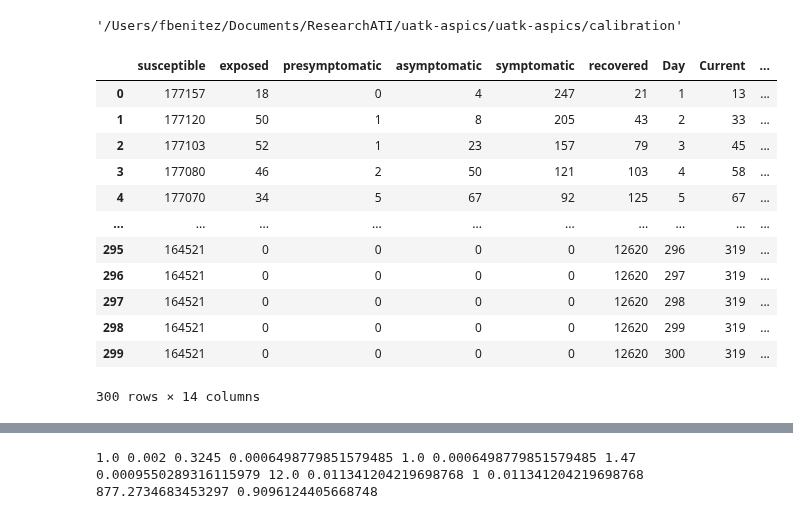
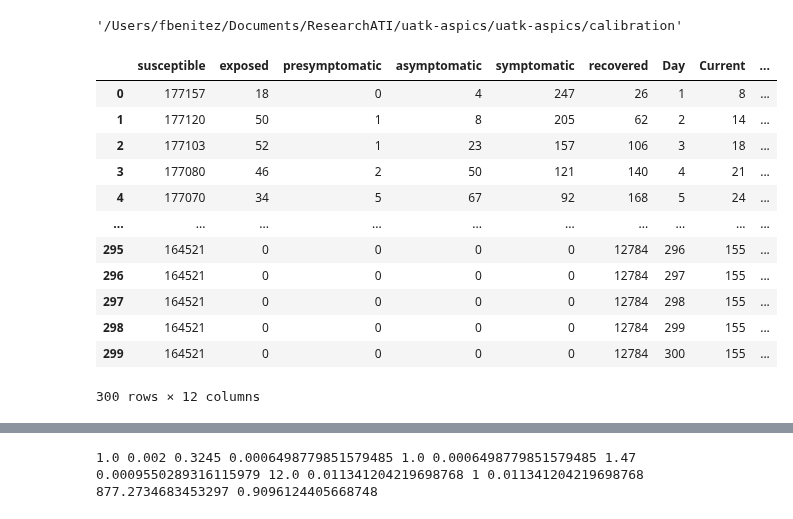
Before and after one commit to alan-turing-institute/uatk-aspics, a Jupyter notebook: calibration/abc_notebook.ipynb, the cells around one changed output, grey strips where cells are left out. Saved outputs shown, nothing was run; the diff lists cells and outputs as text; code cells hidden in the pictures.

Commit message:
Model run, and tested and implemented scenarios for BMI study

```diff
--- a/calibration/abc_notebook.ipynb
+++ b/calibration/abc_notebook.ipynb
@@ -66,19 +66,19 @@ os.getcwd()
 # %%
 os.chdir("../") #Now we need to update the main directory then we can use aspics as the way was created.
 # %%
-df = pd.read_csv("data/bmi_scenarios/current_1.csv")
+df = pd.read_csv("data/bmi_scenarios/Current.csv")
 df
 # %% [output]
 |  | susceptible | exposed | presymptomatic | asymptomatic | symptomatic | recovered | Day | Current | ... |
-| 0 | 177157 | 18 | 0 | 4 | 247 | 21 | 1 | 13 | ... |
-| 1 | 177120 | 50 | 1 | 8 | 205 | 43 | 2 | 33 | ... |
-| 2 | 177103 | 52 | 1 | 23 | 157 | 79 | 3 | 45 | ... |
-| 3 | 177080 | 46 | 2 | 50 | 121 | 103 | 4 | 58 | ... |
-| 4 | 177070 | 34 | 5 | 67 | 92 | 125 | 5 | 67 | ... |
+| 0 | 177157 | 18 | 0 | 4 | 247 | 26 | 1 | 8 | ... |
+| 1 | 177120 | 50 | 1 | 8 | 205 | 62 | 2 | 14 | ... |
+| 2 | 177103 | 52 | 1 | 23 | 157 | 106 | 3 | 18 | ... |
+| 3 | 177080 | 46 | 2 | 50 | 121 | 140 | 4 | 21 | ... |
+| 4 | 177070 | 34 | 5 | 67 | 92 | 168 | 5 | 24 | ... |
 | ... | ... | ... | ... | ... | ... | ... | ... | ... | ... |
-| 295 | 164521 | 0 | 0 | 0 | 0 | 12620 | 296 | 319 | ... |
-| 296 | 164521 | 0 | 0 | 0 | 0 | 12620 | 297 | 319 | ... |
-| 297 | 164521 | 0 | 0 | 0 | 0 | 12620 | 298 | 319 | ... |
-| 298 | 164521 | 0 | 0 | 0 | 0 | 12620 | 299 | 319 | ... |
-| 299 | 164521 | 0 | 0 | 0 | 0 | 12620 | 300 | 319 | ... |
+| 295 | 164521 | 0 | 0 | 0 | 0 | 12784 | 296 | 155 | ... |
+| 296 | 164521 | 0 | 0 | 0 | 0 | 12784 | 297 | 155 | ... |
+| 297 | 164521 | 0 | 0 | 0 | 0 | 12784 | 298 | 155 | ... |
+| 298 | 164521 | 0 | 0 | 0 | 0 | 12784 | 299 | 155 | ... |
+| 299 | 164521 | 0 | 0 | 0 | 0 | 12784 | 300 | 155 | ... |
-300 rows × 14 columns
+300 rows × 12 columns
```
Also changed, not shown: parts of 3 cells of this notebook, 1 other file.
